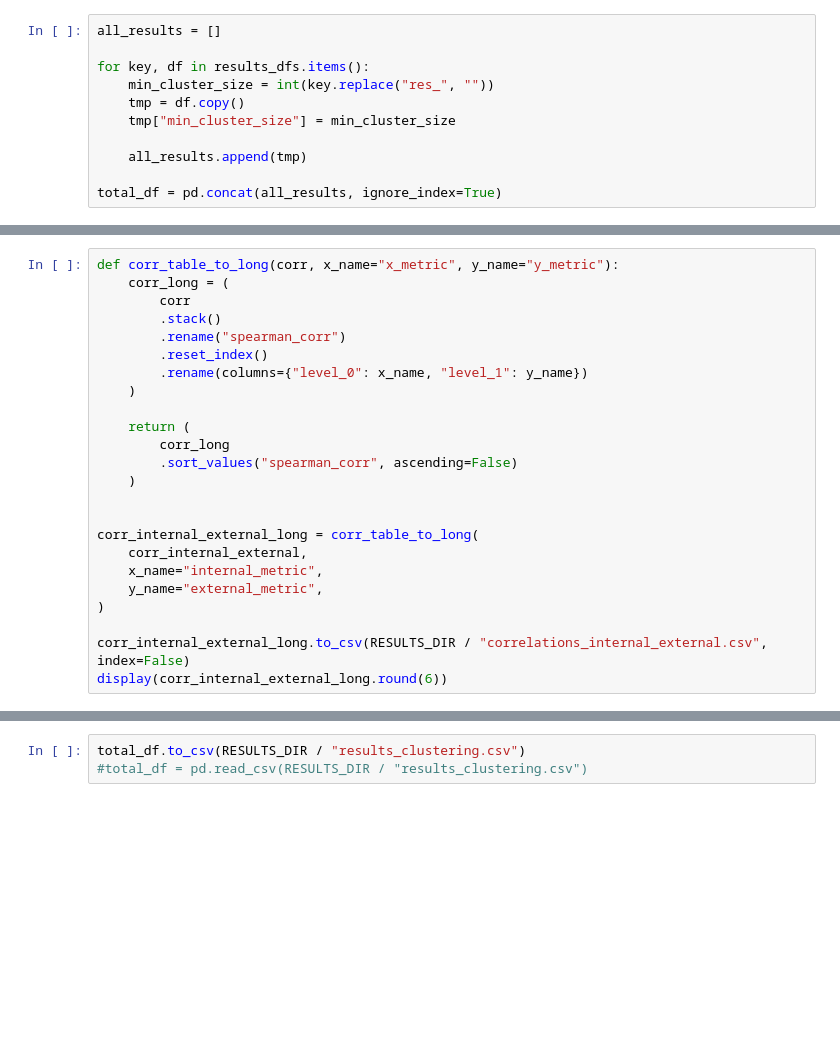
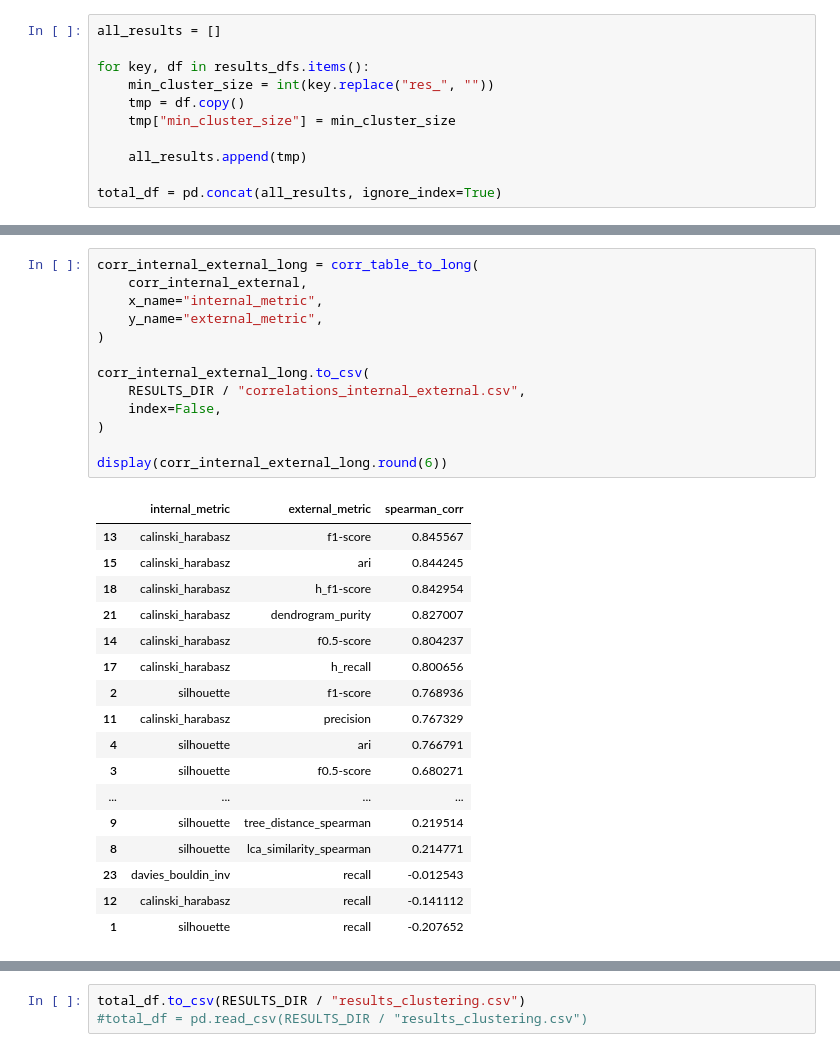
Before and after one commit to haritonn/coursework3, a Jupyter notebook: coursework3.ipynb, the cells around one changed output, grey strips where cells are left out. Saved outputs shown, nothing was run; the diff lists cells and outputs as text; blank space fills up the shorter version.

```diff
--- a/coursework3.ipynb
+++ b/coursework3.ipynb
@@ -857,24 +935,0 @@ Spearman correlation: internal metrics vs external metrics
-# %%
-def corr_table_to_long(corr, x_name="x_metric", y_name="y_metric"):
-    corr_long = (
-        corr
-        .stack()
-        .rename("spearman_corr")
-        .reset_index()
-        .rename(columns={"level_0": x_name, "level_1": y_name})
-    )
-
-    return (
-        corr_long
-        .sort_values("spearman_corr", ascending=False)
-    )
-
-
-corr_internal_external_long = corr_table_to_long(
-    corr_internal_external,
-    x_name="internal_metric",
-    y_name="external_metric",
-)
-
-corr_internal_external_long.to_csv(RESULTS_DIR / "correlations_internal_external.csv", index=False)
-display(corr_internal_external_long.round(6))
@@ -1044,0 +1039,31 @@ TwoNN vs internal metrics, long format
+# %%
+corr_internal_external_long = corr_table_to_long(
+    corr_internal_external,
+    x_name="internal_metric",
+    y_name="external_metric",
+)
+
+corr_internal_external_long.to_csv(
+    RESULTS_DIR / "correlations_internal_external.csv",
+    index=False,
+)
+
+display(corr_internal_external_long.round(6))
+# %% [output]
+|  | internal_metric | external_metric | spearman_corr |
+| 13 | calinski_harabasz | f1-score | 0.845567 |
+| 15 | calinski_harabasz | ari | 0.844245 |
+| 18 | calinski_harabasz | h_f1-score | 0.842954 |
+| 21 | calinski_harabasz | dendrogram_purity | 0.827007 |
+| 14 | calinski_harabasz | f0.5-score | 0.804237 |
+| 17 | calinski_harabasz | h_recall | 0.800656 |
+| 2 | silhouette | f1-score | 0.768936 |
+| 11 | calinski_harabasz | precision | 0.767329 |
+| 4 | silhouette | ari | 0.766791 |
+| 3 | silhouette | f0.5-score | 0.680271 |
+| ... | ... | ... | ... |
+| 9 | silhouette | tree_distance_spearman | 0.219514 |
+| 8 | silhouette | lca_similarity_spearman | 0.214771 |
+| 23 | davies_bouldin_inv | recall | -0.012543 |
+| 12 | calinski_harabasz | recall | -0.141112 |
+| 1 | silhouette | recall | -0.207652 |
```
Also changed, not shown: parts of 33 cells of this notebook, 11 other files.
